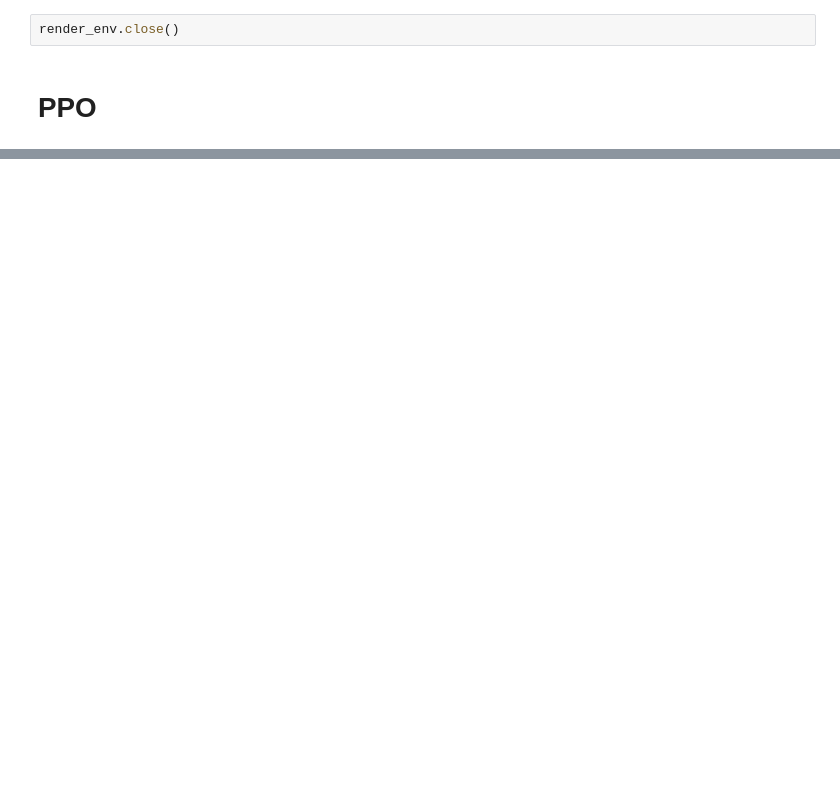
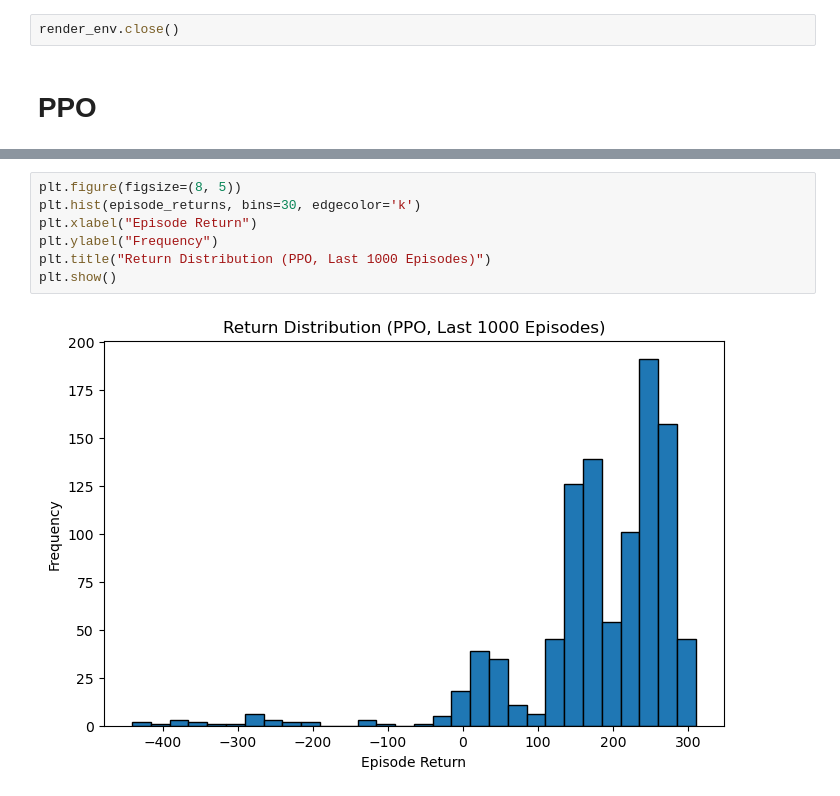
Before and after one commit to alex-alv3s/RL, a Jupyter notebook: part2.ipynb, the cells around one changed output, grey strips where cells are left out. Saved outputs shown, nothing was run; the diff lists cells and outputs as text; blank space fills up the shorter version.

```diff
--- a/part2.ipynb
+++ b/part2.ipynb
@@ -394,0 +451,9 @@ Error:
+# %%
+plt.figure(figsize=(8, 5))
+plt.hist(episode_returns, bins=30, edgecolor='k')
+plt.xlabel("Episode Return")
+plt.ylabel("Frequency")
+plt.title("Return Distribution (PPO, Last 1000 Episodes)")
+plt.show()
+# %% [output]
+[figure, added]
```
Also changed, not shown: parts of 16 cells of this notebook.
